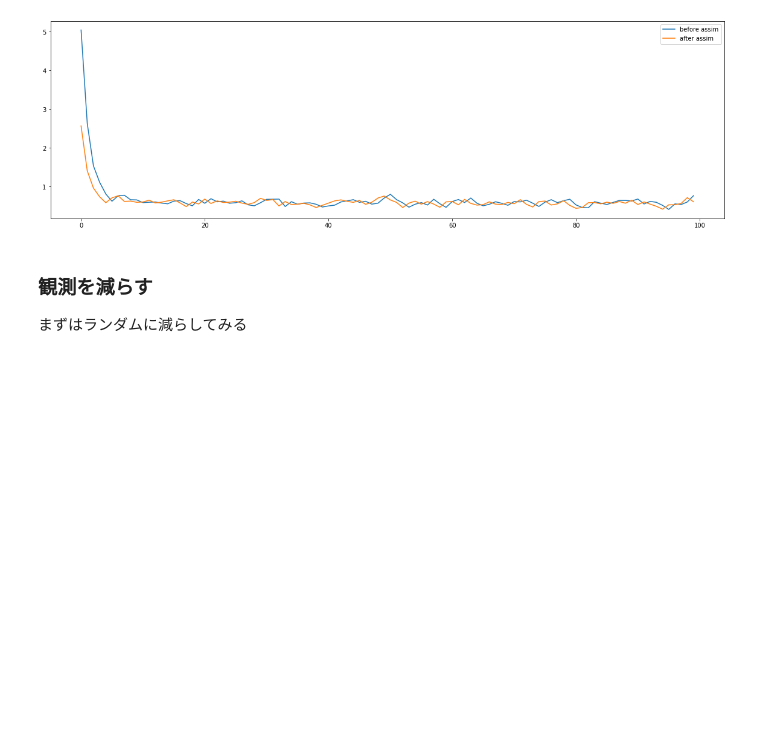
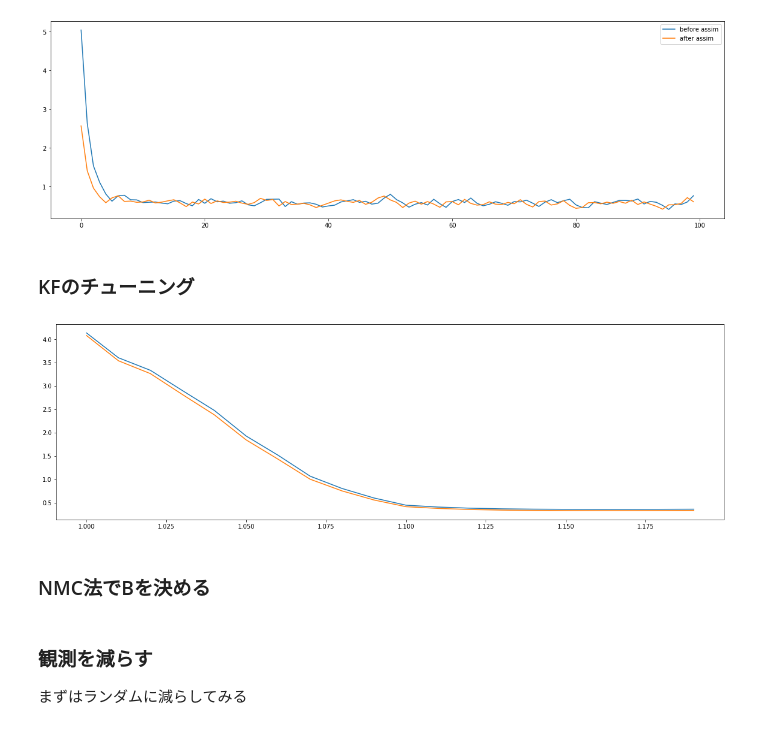
Before and after one commit to tychy/data-assimilation, a Jupyter notebook: python/lorenz.ipynb, the cells around one changed output. Cells and saved outputs as stored; diff of their text form; code cells hidden in the pictures; blank space fills up the shorter version.

```diff
--- a/python/lorenz.ipynb
+++ b/python/lorenz.ipynb
@@ -105,3 +105,22 @@ plt.legend()
 plt.savefig("3henbun.png")
 # %% [output]
 [figure]
+# %% [markdown]
+### KFのチューニング
+# %%
+hani = np.arange(1.0, 1.2, 0.01)
+kf_before_ls = []
+kf_after_ls = []
+for item in hani:
+    step = 500
+    kf_out = kf(x_last, data, datawithnoise, param=item, step=step)
+    kf_before_ls.append(np.array(kf_out[0][101:]).mean())
+    kf_after_ls.append(np.array(kf_out[1][101:]).mean())
+# %%
+plt.plot(hani, kf_before_ls,label='before_assim')
+plt.plot(hani, kf_after_ls,label='after_assim')
+plt.savefig('param.png')
+# %% [output]
+[figure, added]
+# %% [markdown]
+### NMC法でBを決める
```
Also changed, not shown: parts of 3 cells of this notebook.
